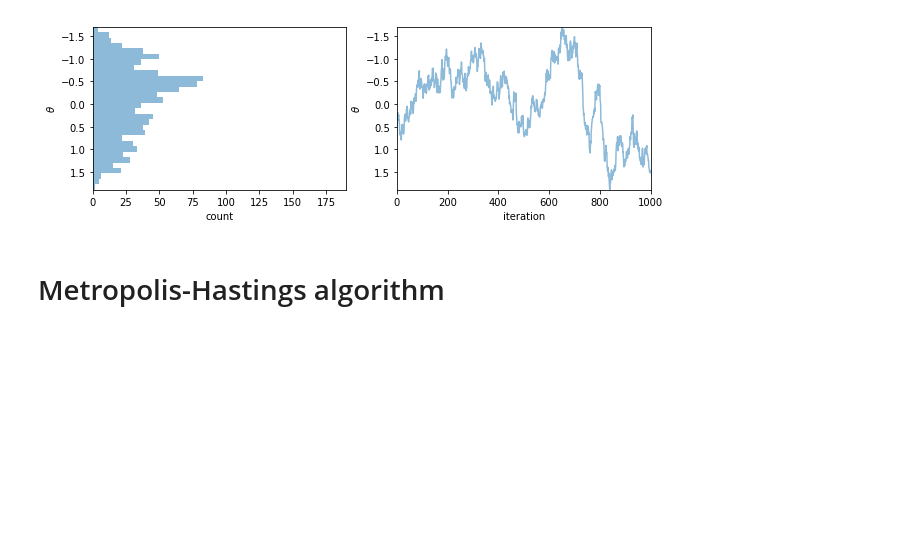
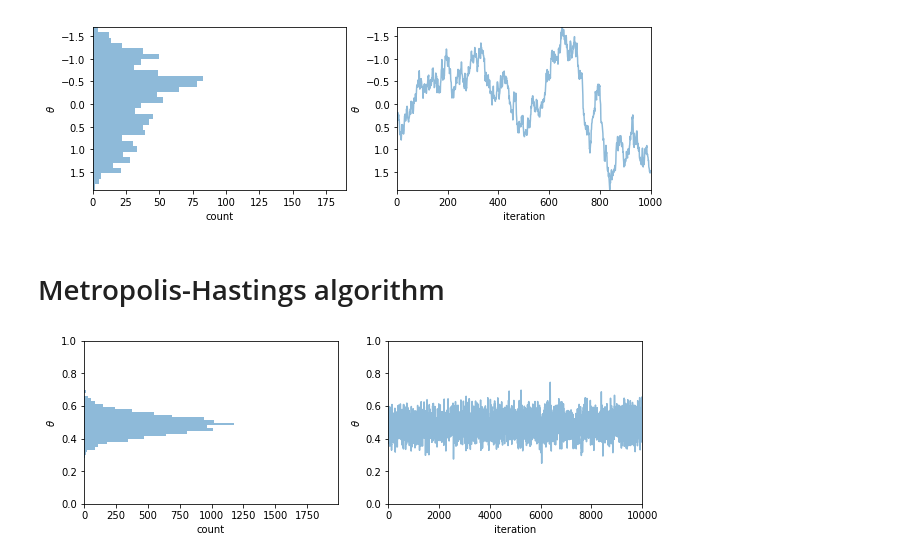
Before and after one commit to jsdiazpo/Bayesian-Digressions, a Jupyter notebook: Intro_MCMC.ipynb, the cells around one changed output. Drawn from its saved outputs; the diff is of its cells as text; code cells hidden in the pictures; blank space fills up the shorter version.

```diff
--- a/Intro_MCMC.ipynb
+++ b/Intro_MCMC.ipynb
@@ -108,14 +108,33 @@ def mh_sampling(theta, theta_last):
         theta_new = theta  # accept new value
     else:
         theta_new = theta_last  # keep last value
+    return theta_new
-# %%
-# MCMC
-mu, sigma = 0.5, 0.1
-idx_max = 1000
-idx = [0]
-theta = [mu]
-for i in range(1, idx_max):
-    idx.append(i)
-    mu_i = theta[i-1]
-    theta_i = np.random.normal(loc=mu_i, scale=sigma, size=1)[0]
-    theta.append(theta_i)
+# %%
+# MCMC
+mu, sigma = 0.5, 0.1
+idx_max = 10000
+idx = [0]
+theta = [mu]
+for i in range(1, idx_max):
+    idx.append(i)
+    mu_i = theta[i-1]
+    theta_i = proposal_dist(mu_i, sigma)
+    theta_i = mh_sampling(theta=theta_i, theta_last=theta[i-1])
+    theta.append(theta_i)
+
+ymin, ymax = 0, 1 #min([-1, min(theta)]), max([1, max(theta)])
+fig, ax = plt.subplots(nrows=1, ncols=2)
+fig.set_size_inches(10, 3)
+ax[0].hist(theta, bins=30, orientation='horizontal', alpha=0.5)
+ax[0].set_xlabel('count')
+ax[0].set_ylabel('$\\theta$')
+ax[0].set_xlim([0, idx_max/5-10])
+ax[0].set_ylim([ymin, ymax]);
+
+ax[1].plot(idx, theta, '-', alpha=0.5)
+ax[1].set_xlabel('iteration')
+ax[1].set_ylabel('$\\theta$')
+ax[1].set_xlim([0, idx_max])
+ax[1].set_ylim([ymin, ymax]);
+# %% [output]
+[figure, added]
```
